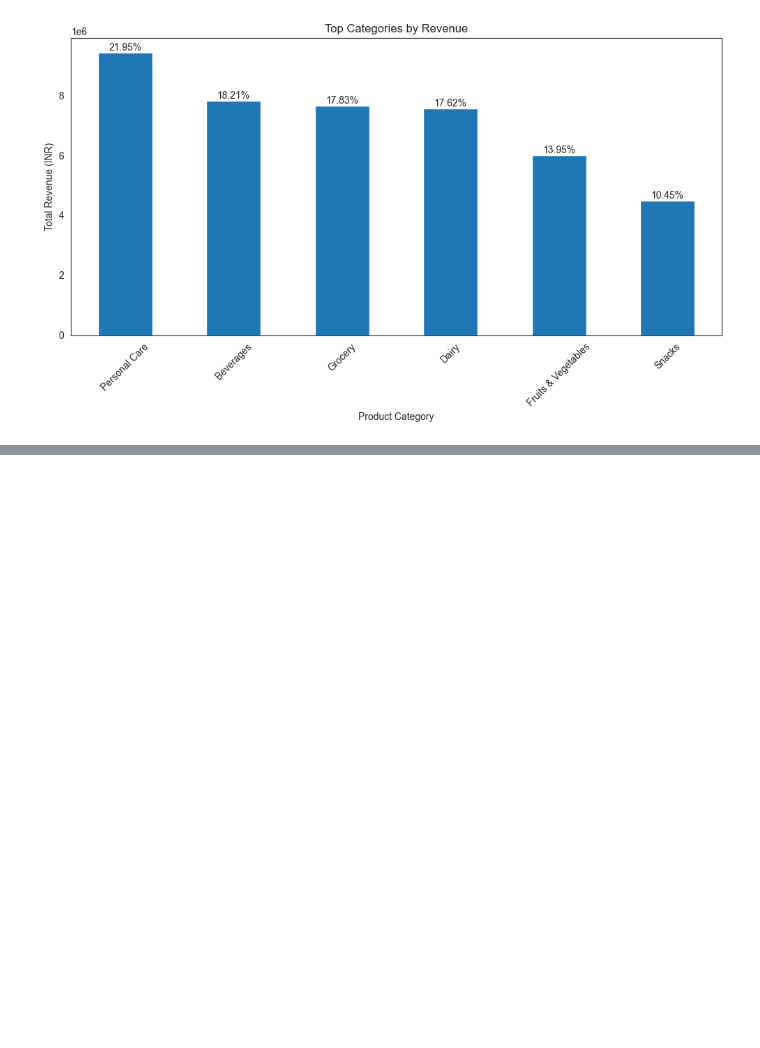
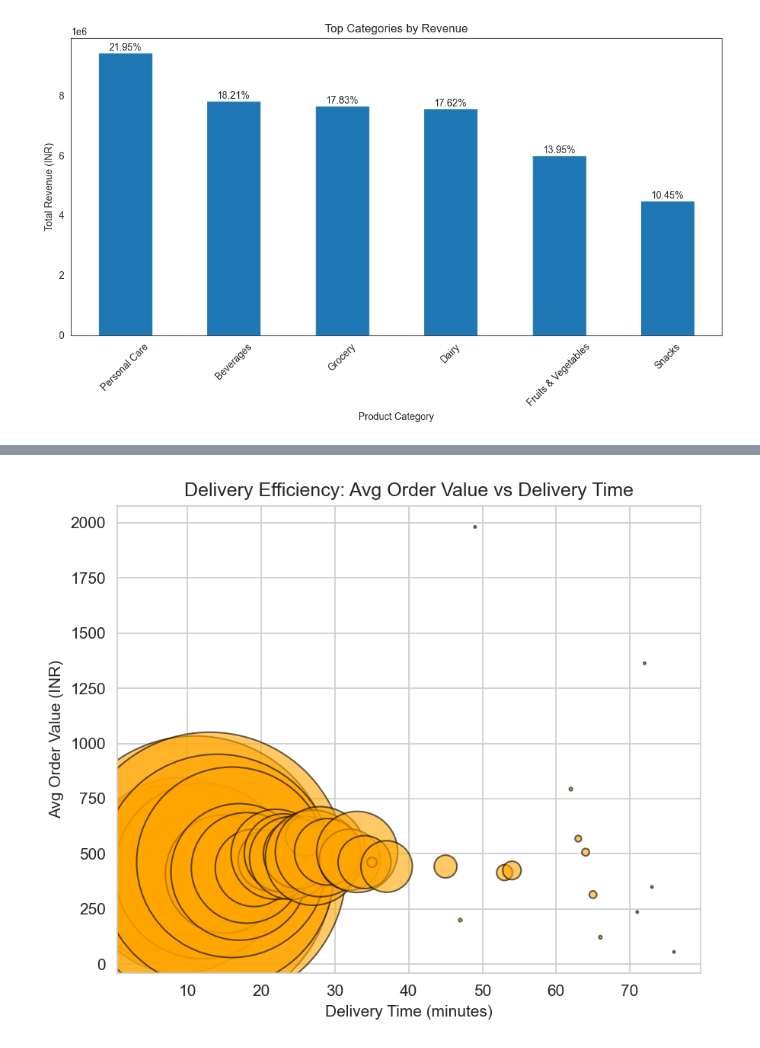
Before and after one commit to DanishShaikh18/Ecommerce-Delivery-Performance-Analysis, a Jupyter notebook: notebooks/Analysis.ipynb, the cells around one changed output, grey strips where cells are left out. Drawn from its saved outputs; the diff is of its cells as text; code cells hidden in the pictures; blank space fills up the shorter version.

```diff
--- a/notebooks/Analysis.ipynb
+++ b/notebooks/Analysis.ipynb
@@ -728,0 +806,23 @@ plt.show()
+# %%
+plt.figure(figsize=(6,5), dpi=150)
+sns.set_style("whitegrid")
+
+# Aggregate data → avg order value & count by delivery time
+delivery_eff = df.groupby('delivery_time_min').agg(
+    avg_value=('order_value_inr','mean'),
+    orders=('order_id','count')
+).reset_index()
+
+# Scatter plot
+plt.scatter(delivery_eff['delivery_time_min'],
+            delivery_eff['avg_value'],
+            s=delivery_eff['orders']*2,  # bubble size ~ number of orders
+            alpha=0.6, c='orange', edgecolor='k')
+
+plt.title("Delivery Efficiency: Avg Order Value vs Delivery Time")
+plt.xlabel("Delivery Time (minutes)")
+plt.ylabel("Avg Order Value (INR)")
+plt.tight_layout()
+plt.show()
+# %% [output]
+[figure, added]
```
Also changed, not shown: parts of 20 cells of this notebook, 1 other file.
